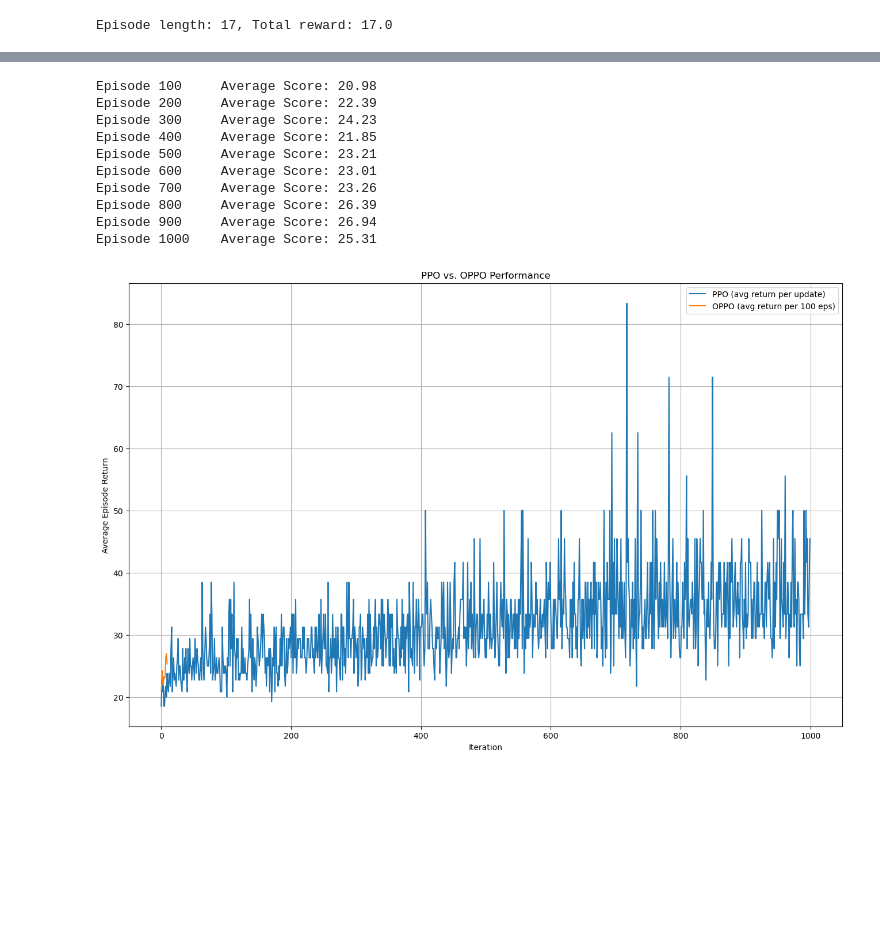
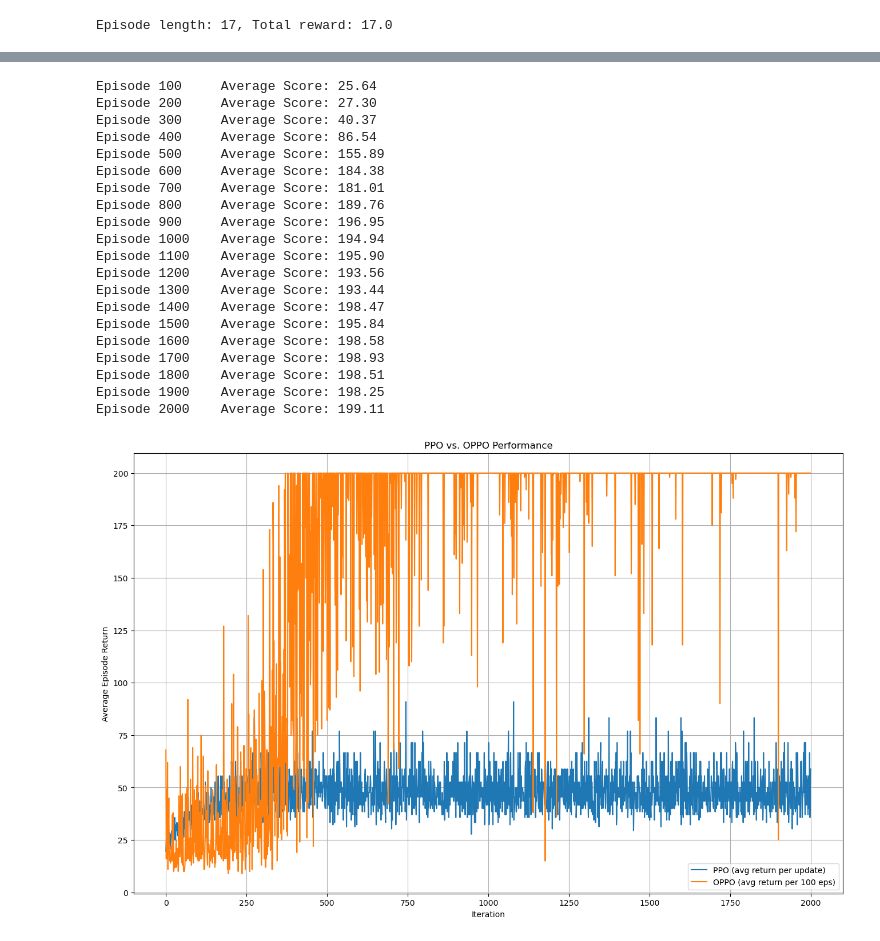
Before and after one commit to yk985/RL-RLHF, a Jupyter notebook: Trajectory_gen.ipynb, the cells around one changed output, grey strips where cells are left out. Saved outputs shown, nothing was run; the diff lists cells and outputs as text; code cells hidden in the pictures; blank space fills up the shorter version.

```diff
--- a/Trajectory_gen.ipynb
+++ b/Trajectory_gen.ipynb
@@ -76,10 +76,10 @@ from PPO import ppo_update, RolloutBuffer
 # Hyperparameters
 env_name     = "CartPole-v0"
 total_steps  = 1000     # per update
-updates      = 500        # how many times to run rollout+update
+updates      = 2000        # how many times to run rollout+update
 clip_eps     = 0.2      # PPO clipping parameter
 gamma, lam   = 0.99, 0.95 # GAE parameters
-lr           = 0.0001
+lr           = 0.001
 batch_size   = 64
 epochs       = 4
 
@@ -129,7 +129,7 @@ for update in range(updates):
     ppo_update(policy, optimizer, buffer, clip_eps, epochs, batch_size)
 
     # 4) Saving checkpoint of the policy to get pi2
-    if (update ) % 100 == 0:
+    if (update ) % 200 == 0 and update < 300:
         print(f"Update {update}/{updates} completed.")
         torch.save(policy.state_dict(), f"pi2_checkpoint_{update}.pth")
 
@@ -216,45 +208,56 @@ scores_oppo = OPPO_update(
     gamma        = gamma,      # you can reuse your PPO γ
     print_every  = print_every,
     early_stop   = False
 )
 
 # ── Post-processing: smooth or average returns per “block” if you like
 avg_scores_oppo = [
     np.mean(scores_oppo[i : i + print_every])
     for i in range(0, len(scores_oppo), print_every)
 ]
 
-# ── Now you have:
-#    avg_returns (from PPO loop, one per PPO update)
-#    avg_scores_oppo (one per print_every episodes of OPPO)
 
-# ── Plot them together:
+
 import matplotlib.pyplot as plt
 
 plt.figure()
 plt.plot(
     np.arange(len(avg_returns)), avg_returns,
     label="PPO (avg return per update)"
 )
 plt.plot(
     np.arange(len(avg_scores_oppo)), avg_scores_oppo,
     label=f"OPPO (avg return per {print_every} eps)"
 )
+plt.plot(
+    np.arange(len(scores_oppo)), scores_oppo,
+    label=f"OPPO (avg return per {print_every} eps)"
+)
 plt.xlabel("Iteration")
 plt.ylabel("Average Episode Return")
 plt.legend()
 plt.grid(True)
 plt.title("PPO vs. OPPO Performance")
 plt.show()
 # %% [output]
-Episode 100     Average Score: 20.98
-Episode 200     Average Score: 22.39
-Episode 300     Average Score: 24.23
-Episode 400     Average Score: 21.85
-Episode 500     Average Score: 23.21
-Episode 600     Average Score: 23.01
-Episode 700     Average Score: 23.26
-Episode 800     Average Score: 26.39
-Episode 900     Average Score: 26.94
-Episode 1000    Average Score: 25.31
+Episode 100     Average Score: 25.64
+Episode 200     Average Score: 27.30
+Episode 300     Average Score: 40.37
+Episode 400     Average Score: 86.54
+Episode 500     Average Score: 155.89
+Episode 600     Average Score: 184.38
+Episode 700     Average Score: 181.01
+Episode 800     Average Score: 189.76
+Episode 900     Average Score: 196.95
+Episode 1000    Average Score: 194.94
+Episode 1100    Average Score: 195.90
+Episode 1200    Average Score: 193.56
+Episode 1300    Average Score: 193.44
+Episode 1400    Average Score: 198.47
+Episode 1500    Average Score: 195.84
+Episode 1600    Average Score: 198.58
+Episode 1700    Average Score: 198.93
+Episode 1800    Average Score: 198.51
+Episode 1900    Average Score: 198.25
+Episode 2000    Average Score: 199.11
-[figure, old version]
+[figure, new version]
```
Also changed, not shown: parts of 3 cells of this notebook, 1 other file.
